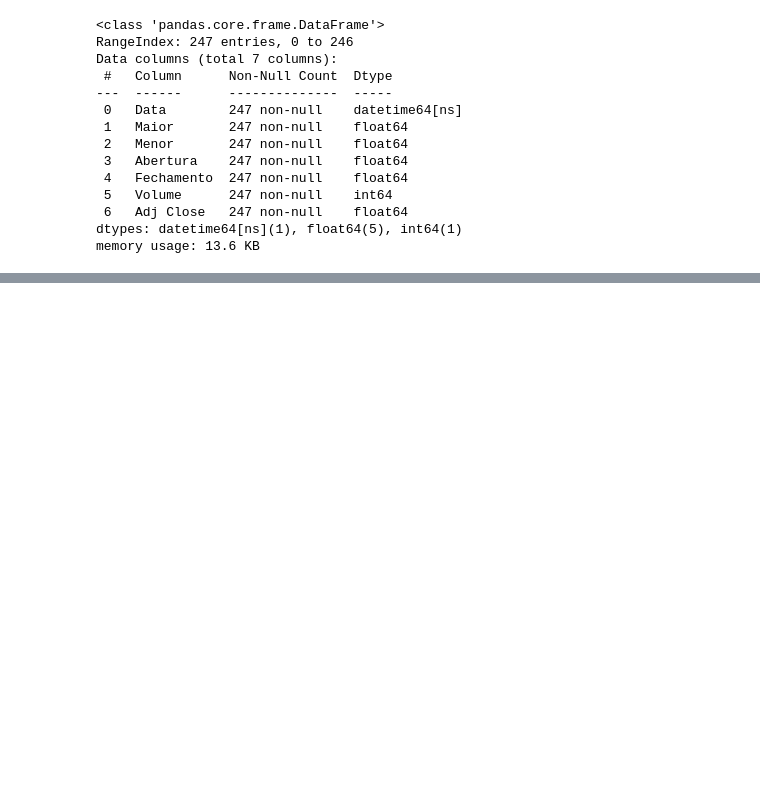
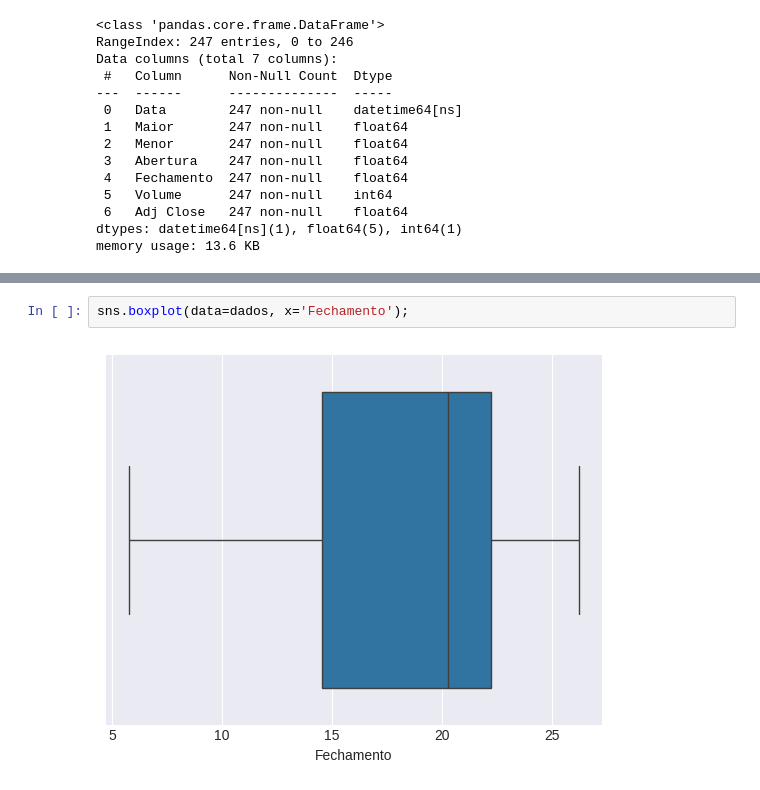
Before and after one commit to leandroclv/python_analise_dados_udemy, a Jupyter notebook: projetos/projeto_03/mercado_financeiro.ipynb, the cells around one changed output, grey strips where cells are left out. Saved outputs shown, nothing was run; the diff lists cells and outputs as text; blank space fills up the shorter version.

```diff
--- a/projetos/projeto_03/mercado_financeiro.ipynb
+++ b/projetos/projeto_03/mercado_financeiro.ipynb
@@ -60,0 +140,4 @@ NameError: name 'only_number' is not defined
+# %%
+sns.boxplot(data=dados, x='Fechamento');
+# %% [output]
+[figure, added]
```
Also changed, not shown: parts of 11 cells of this notebook, 1 other file.
